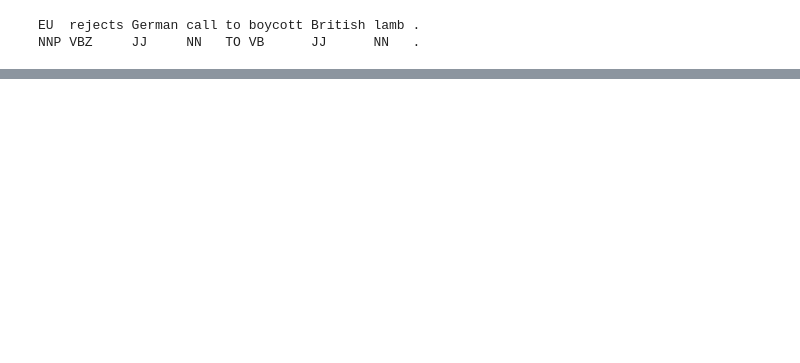
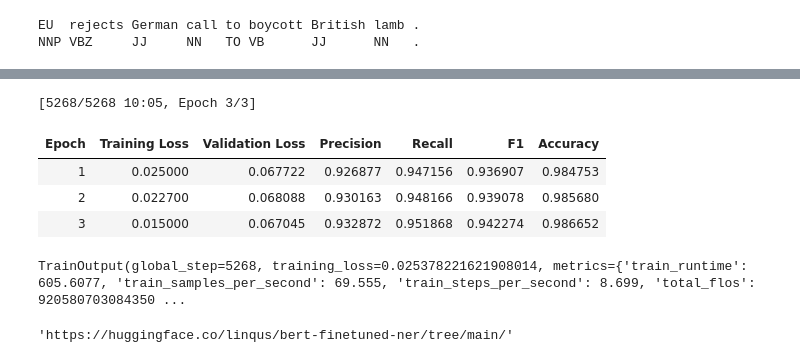
Before and after one commit to linqus/nlp-huggingface, a Jupyter notebook: notebooks/unit7/nlp_7_2.ipynb, the cells around one changed output, grey strips where cells are left out. Cells and saved outputs as stored; diff of their text form; code cells hidden in the pictures; blank space fills up the shorter version.

```diff
--- a/notebooks/unit7/nlp_7_2.ipynb
+++ b/notebooks/unit7/nlp_7_2.ipynb
@@ -105,0 +289,3 @@ NNP VBZ     JJ     NN   TO VB      JJ      NN   .
+# %%
+predictions=labels.copy()
+predictions[2]='O'
@@ -105,0 +325,3 @@ NNP VBZ     JJ     NN   TO VB      JJ      NN   .
+# %%
+id2label = {i: label for i, label in enumerate(label_names.feature.names)}
+label2id = {v: k for k, v in id2label.items()}
@@ -105,0 +352,8 @@ NNP VBZ     JJ     NN   TO VB      JJ      NN   .
+# %%
+from transformers import AutoModelForTokenClassification
+
+model = AutoModelForTokenClassification.from_pretrained(
+    model_checkpoint,
+    id2label=id2label,
+    label2id=label2id
+)
@@ -105,0 +415,36 @@ NNP VBZ     JJ     NN   TO VB      JJ      NN   .
+# %%
+from transformers import TrainingArguments
+
+args = TrainingArguments(
+    "bert-finetuned-ner",
+    evaluation_strategy="epoch",
+    save_strategy="epoch",
+    learning_rate=2e-5,
+    num_train_epochs=3,
+    weight_decay=0.01,
+    push_to_hub=True,
+)
+# %%
+from transformers import Trainer
+
+trainer = Trainer(
+    model=model,
+    args=args,
+    train_dataset=tokenized_dataset["train"],
+    eval_dataset=tokenized_dataset["validation"],
+    data_collator=data_collator,
+    compute_metrics=compute_metrics,
+    tokenizer=tokenizer,
+)
+trainer.train()
+# %% [output]
+[5268/5268 10:05, Epoch 3/3]
+| Epoch | Training Loss | Validation Loss | Precision | Recall | F1 | Accuracy |
+| 1 | 0.025000 | 0.067722 | 0.926877 | 0.947156 | 0.936907 | 0.984753 |
+| 2 | 0.022700 | 0.068088 | 0.930163 | 0.948166 | 0.939078 | 0.985680 |
+| 3 | 0.015000 | 0.067045 | 0.932872 | 0.951868 | 0.942274 | 0.986652 |
+TrainOutput(global_step=5268, training_loss=0.025378221621908014, metrics={'train_runtime': 605.6077, 'train_samples_per_second': 69.555, 'train_steps_per_second': 8.699, 'total_flos': 920580703084350 ...
+# %%
+trainer.push_to_hub(commit_message="Training complete")
+# %% [output]
+'https://huggingface.co/linqus/bert-finetuned-ner/tree/main/'
```
Also changed, not shown: parts of 33 cells of this notebook.
